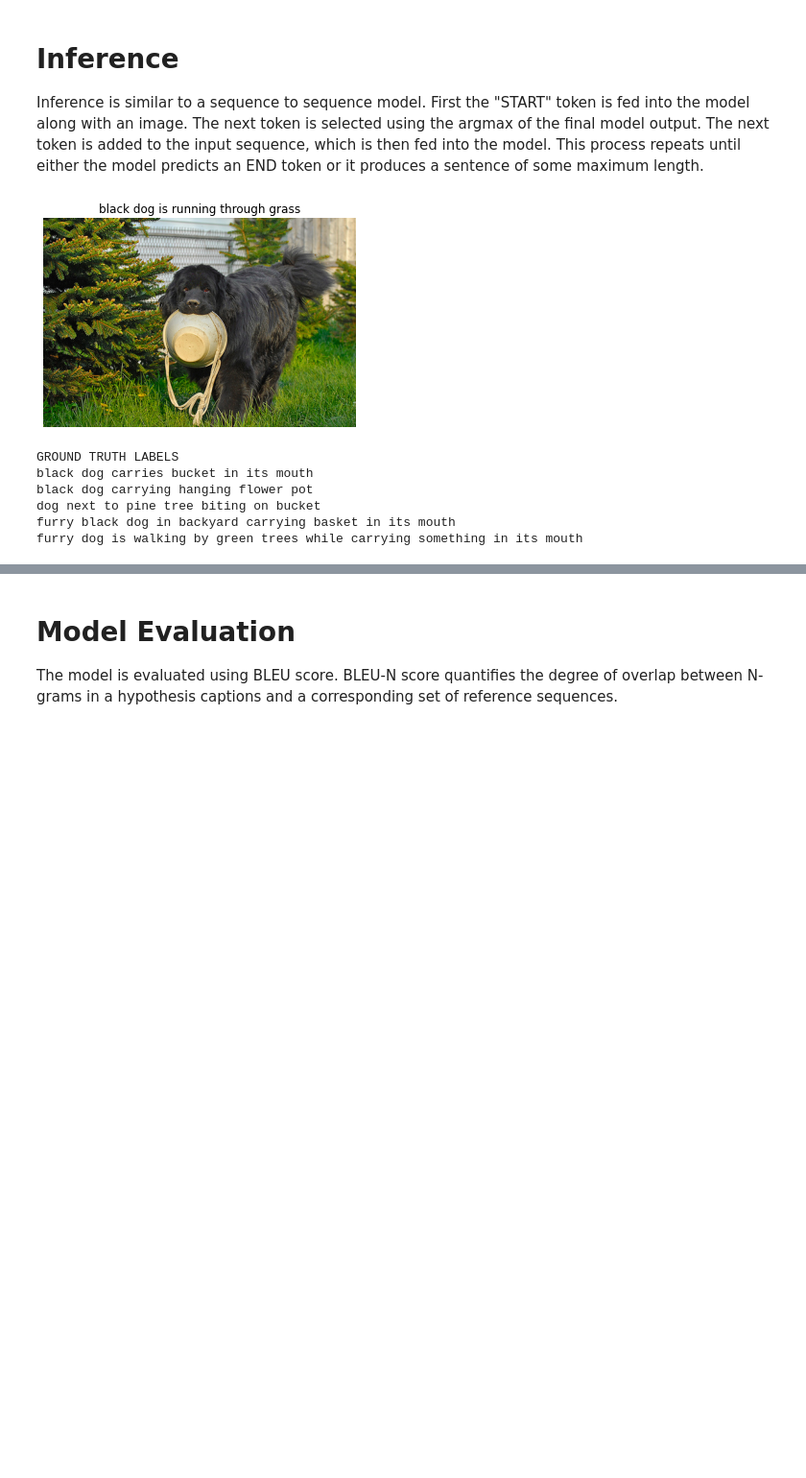
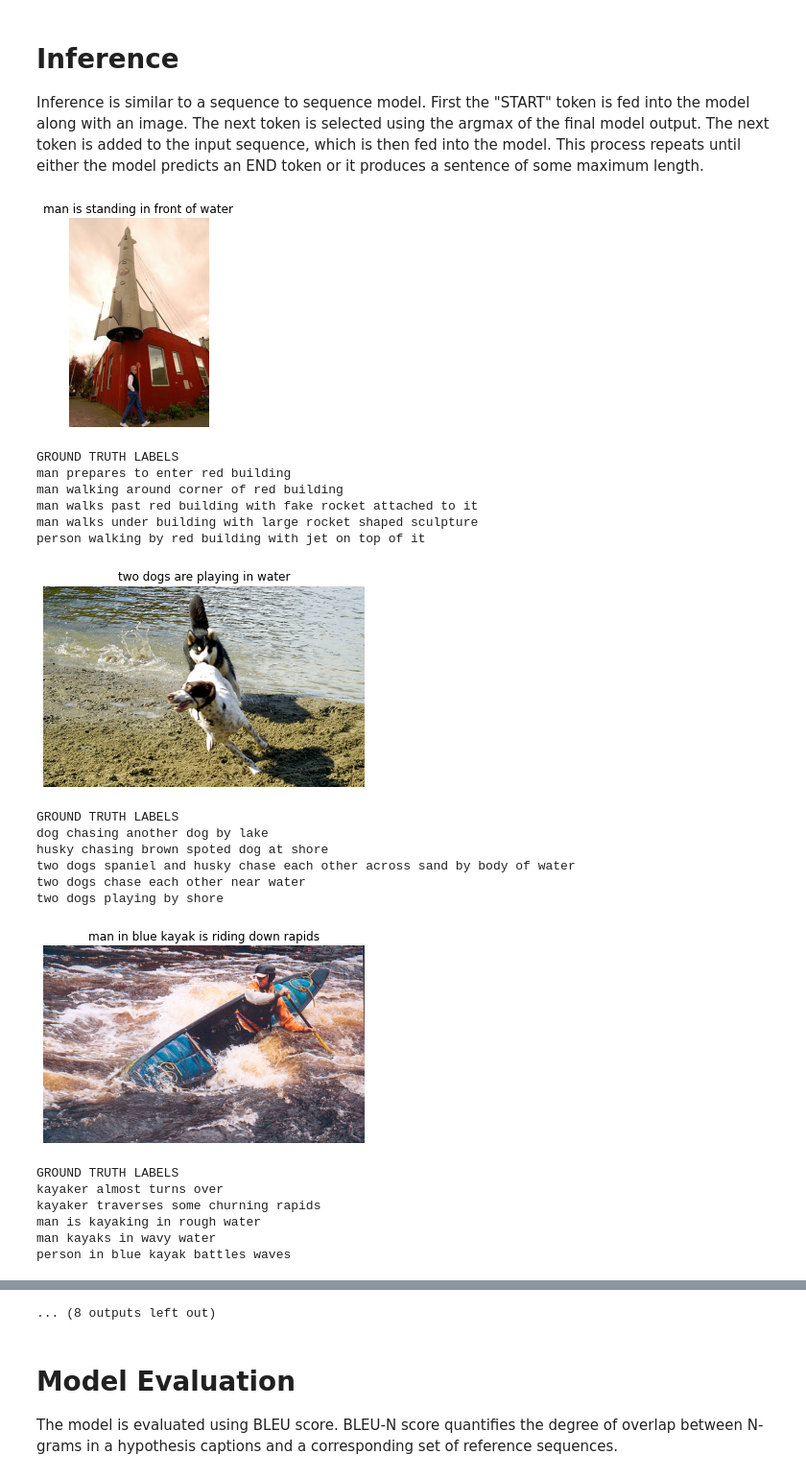
Before and after one commit to penichols10/transformer_captions_flikr8k, a Jupyter notebook: flikr8k_all_descriptions.ipynb, the cells around one changed output, grey strips where cells are left out. Shown at 96% size. Saved outputs shown, nothing was run; the diff lists cells and outputs as text; code cells hidden in the pictures; blank space fills up the shorter version.

```diff
--- a/flikr8k_all_descriptions.ipynb
+++ b/flikr8k_all_descriptions.ipynb
@@ -24,7 +24,7 @@ Image captioning is the process of generating text descriptions for images. In t
 # Process Captions
 To process the captions, I make all of the text lowercase and remove characters that are not letters or whitespace (i.e. numbers, punctuation, other symbols). I also add START and END tokens. I then tokenize the sequences.
 # %%
-df_captions = pd.read_csv('captions.txt')
+df_captions = pd.read_csv('captions_8k.txt')
 df_captions.head()
 # %% [output]
 |  | image | caption |
@@ -398,7 +398,7 @@ This model is similar to the injection model described in the paper [Where to Pu
 num_heads = 4
 transformer_dense_units = 2048
 transformer_dropout_rate = 0.0
-dropout_rate = 0.5
+dropout_rate = 0.3
 embed_dim = 256
 vocab_size = len(tok2idx)
 # %%
@@ -453,14 +453,14 @@ Non-trainable params: 0
 __________________________________________________________________________________________________
 # %%
 batch_size = 6 # This corresponds to 30 sets of inputs a batch
-train_gen = data_gen(train_ids, 'images', batch_size=batch_size)
-val_gen = data_gen(val_ids, 'images', batch_size=batch_size)
+train_gen = data_gen(train_ids, 'images_8k', batch_size=batch_size)
+val_gen = data_gen(val_ids, 'images_8k', batch_size=batch_size)
 
 lr = ReduceLROnPlateau(monitor='val_loss', verbose=1, min_delta=0.01, patience=5, min_lr=1e-6)
 es = EarlyStopping(monitor='val_loss', verbose=1, min_delta=0.01, patience=10, restore_best_weights=True)
 
 
-model.compile(optimizer=Adam(1e-3), loss='sparse_categorical_crossentropy')
+model.compile(optimizer=Adam(1e-5), loss='sparse_categorical_crossentropy')
 history = model.fit(train_gen,
           steps_per_epoch=len(train_ids)//batch_size,
           validation_data=val_gen,
@@ -492,58 +492,82 @@ Inference is similar to a sequence to sequence model. First the "START" token is
 def vec_to_tok(vector):
     return [idx2tok[tok] for tok in vector]
 # %%
-def get_caption(img_path):
+def get_caption(img_path, return_tokens=False):
     caption_string = 'START'
     image = np.asarray(load_img(img_path, target_size=target_size))
     image = np.expand_dims(preprocess_input(image), 0)
     image_features = resnet(image)
     for i in range(max_len):
         caption_idxs = vectorize_seq(caption_string.split(' '))
         vectorized_sentence = np.zeros((1, max_len))
         for i, idx in enumerate(caption_idxs):
             vectorized_sentence[0][i] = idx
 
         # Get next token index
         prediction = model([vectorized_sentence, image_features])
         next_tok_idx = np.argmax(prediction[0, i, :])
 
         # Update string
         next_tok = idx2tok[next_tok_idx]
         caption_string += ' ' + next_tok
 
         # Break if END predicted
         if next_tok == 'END':
             break
 
     if caption_string.endswith('END'):
-        return ' '.join(caption_string.split(' ')[1:-1])
+        caption = caption_string.split(' ')[1:-1]
     else:
-        return ' '.join(caption_string.split(' ')[1:])
+        caption = caption_string.split(' ')[1:]
+
+    if return_tokens:
+        return caption
+    else:
+        return ' '.join(caption)
 
 
-def plot_img(img_loc, caption=None):
+def plot_img(img_loc):
+    '''
+    Plots and image with its predicted caption
+    '''
     img = load_img(img_loc)
+    pred_caption = get_caption(img_loc)
     plt.axis('off')
-    plt.title(caption)
+    plt.title(pred_caption)
     plt.imshow(img)
     plt.show()
 
-idx = 300
-img_id = test_ids[idx]
-img_dir = 'images'
-img_loc = img_dir + '/' + img_id
-pred_caption = get_caption(img_loc)
+test_idxs = range(0, len(test_ids), len(test_ids)//10)
+for idx in test_idxs:
+    #idx = 3000
+    img_id = test_ids[idx]
+    img_dir = 'images_8k'
+    img_loc = img_dir + '/' + img_id
 
-plot_img(img_loc, pred_caption)
-print('GROUND TRUTH LABELS')
-true_captions = [' '.join(caption_list[1:-1]) for caption_list in  df_captions[df_captions['image'] == test_ids[idx]]['caption'].values]
-for caption in true_captions:
-    print(caption)
+    plot_img(img_loc)
+    print('GROUND TRUTH LABELS')
+    true_captions = [' '.join(caption_list[1:-1]) for caption_list in  df_captions[df_captions['image'] == test_ids[idx]]['caption'].values]
+    for caption in true_captions:
+        print(caption)
 # %% [output]
-[figure, old version]
+[figure, new version]
 GROUND TRUTH LABELS
-black dog carries bucket in its mouth
-black dog carrying hanging flower pot
-dog next to pine tree biting on bucket
-furry black dog in backyard carrying basket in its mouth
-furry dog is walking by green trees while carrying something in its mouth
+man prepares to enter red building
+man walking around corner of red building
+man walks past red building with fake rocket attached to it
+man walks under building with large rocket shaped sculpture
+person walking by red building with jet on top of it
+[figure, added]
+GROUND TRUTH LABELS
+dog chasing another dog by lake
+husky chasing brown spoted dog at shore
+two dogs spaniel and husky chase each other across sand by body of water
+two dogs chase each other near water
+two dogs playing by shore
+[figure, added]
+GROUND TRUTH LABELS
+kayaker almost turns over
+kayaker traverses some churning rapids
+man is kayaking in rough water
+man kayaks in wavy water
+person in blue kayak battles waves
@@ -550,3 +595,4 @@ furry dog is walking by green trees while carrying something in its mouth
+... (8 outputs left out)
 # %% [markdown]
 # Model Evaluation
 The model is evaluated using BLEU score. BLEU-N score quantifies the degree of overlap between N-grams in a hypothesis captions and a corresponding set of reference sequences.
```
Also changed, not shown: parts of 8 cells of this notebook.
